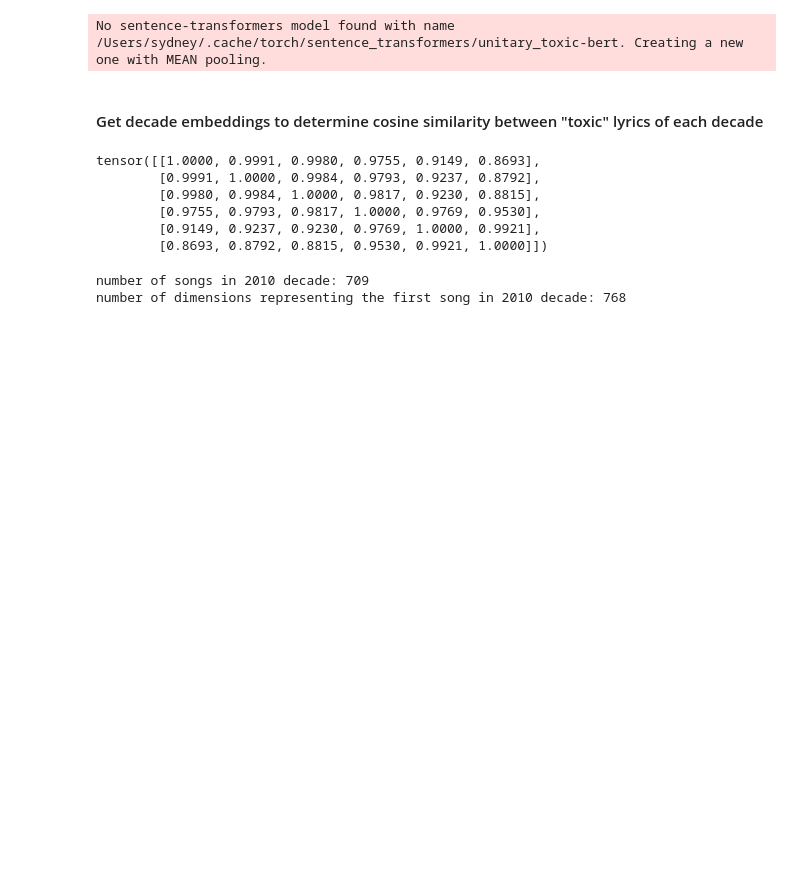
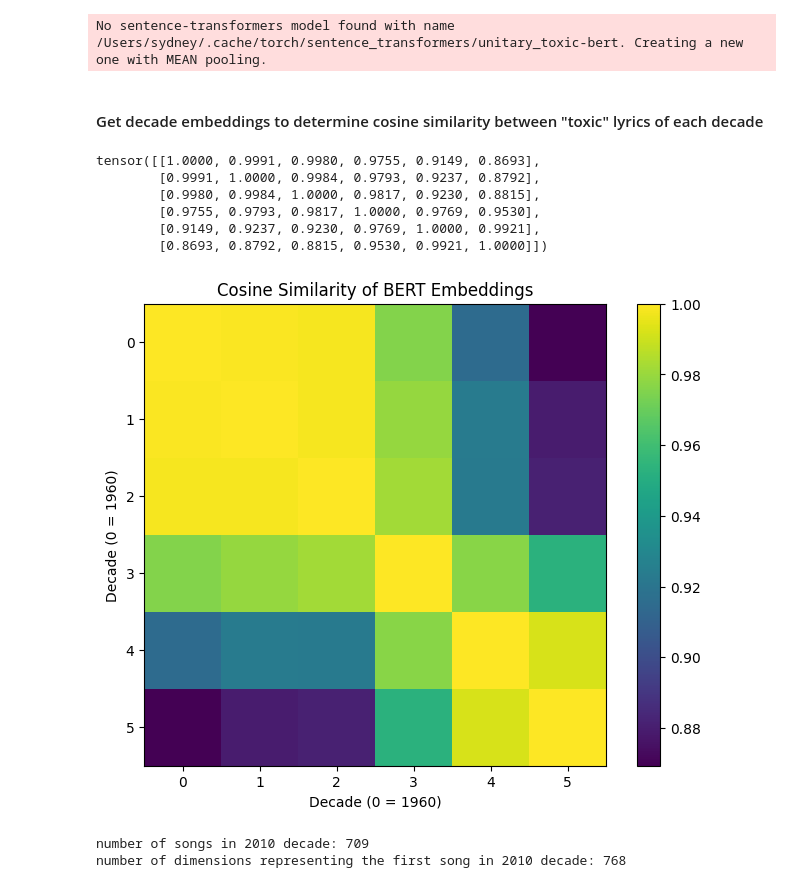
Before and after one commit to maxmiles/info498b_lyrics_analysis, a Jupyter notebook: expletives.ipynb, the cells around one changed output. Saved outputs shown, nothing was run; the diff lists cells and outputs as text; code cells hidden in the pictures; blank space fills up the shorter version.

Commit message:
working on 2nd plot

```diff
--- a/expletives.ipynb
+++ b/expletives.ipynb
@@ -166,6 +189,19 @@ tensor([[1.0000, 0.9991, 0.9980, 0.9755, 0.9149, 0.8693],
         [0.9755, 0.9793, 0.9817, 1.0000, 0.9769, 0.9530],
         [0.9149, 0.9237, 0.9230, 0.9769, 1.0000, 0.9921],
         [0.8693, 0.8792, 0.8815, 0.9530, 0.9921, 1.0000]])
+# %%
+# Plot the cosine similarity matrix as a heatmap
+axes = [1960, 1970, 1980, 1990, 2000, 2010]
+plt.figure(figsize=(8, 6))
+plt.imshow(cossim, cmap='viridis', interpolation='nearest')
+plt.title('Cosine Similarity of BERT Embeddings')
+plt.colorbar()
+plt.xlabel('Decade (0 = 1960)')
+plt.ylabel('Decade (0 = 1960)')
+
+plt.show()
+# %% [output]
+[figure, added]
 # %%
 print(f'number of songs in 2010 decade: {len(decade_embeddings[2010])}')
 print(f'number of dimensions representing the first song in 2010 decade: {len(decade_embeddings[2010][0])}')
```
Also changed, not shown: parts of 5 cells of this notebook.
